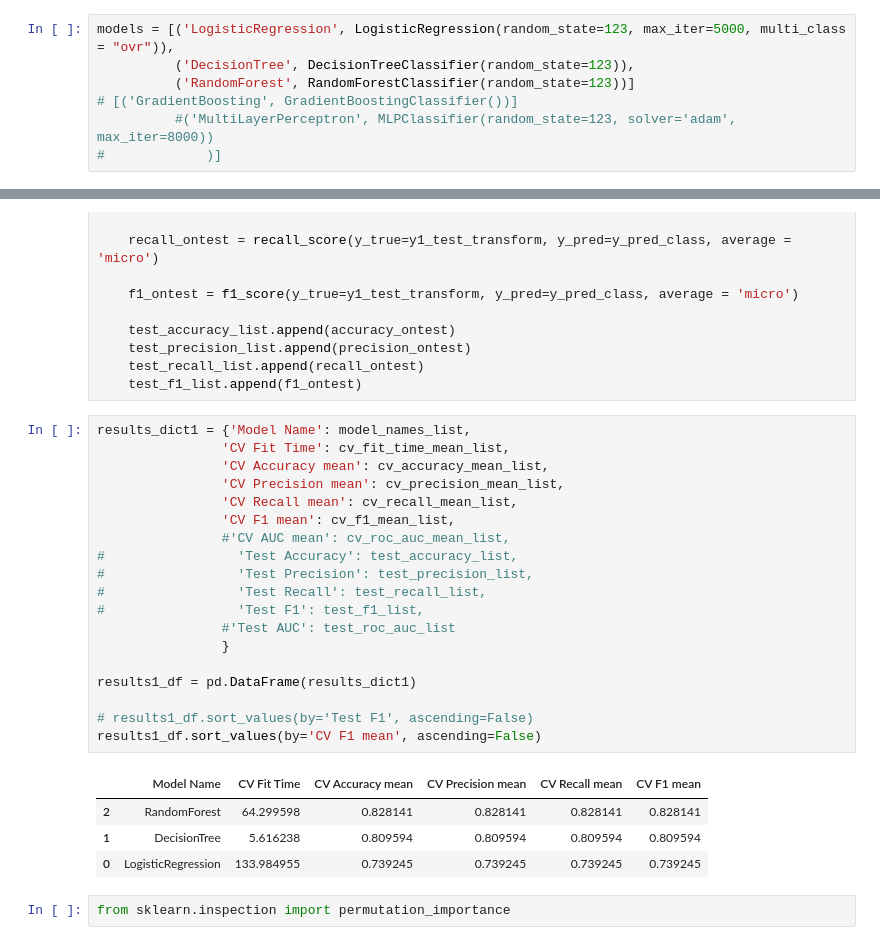
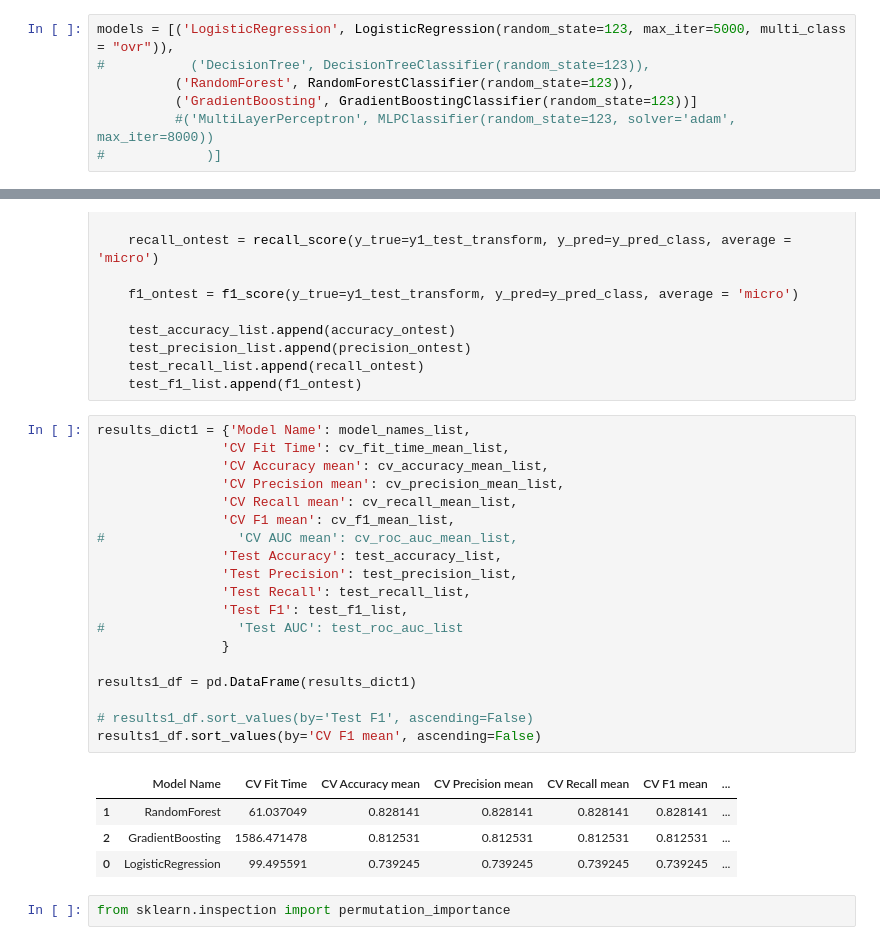
Before and after one commit to plamengj/IoT-Intrusion-Detection, a Jupyter notebook: Attack_Type_Classifier_ML_models.ipynb, the cells around one changed output, grey strips where cells are left out. Cells and saved outputs as stored; diff of their text form.

```diff
--- a/Attack_Type_Classifier_ML_models.ipynb
+++ b/Attack_Type_Classifier_ML_models.ipynb
@@ -212,9 +212,9 @@ Confusion Matrix:
 weighted avg       0.70      0.63      0.64     82332
 # %%
 models = [('LogisticRegression', LogisticRegression(random_state=123, max_iter=5000, multi_class = "ovr")),
-          ('DecisionTree', DecisionTreeClassifier(random_state=123)),
-          ('RandomForest', RandomForestClassifier(random_state=123))]
-# [('GradientBoosting', GradientBoostingClassifier())]
+#           ('DecisionTree', DecisionTreeClassifier(random_state=123)),
+          ('RandomForest', RandomForestClassifier(random_state=123)),
+          ('GradientBoosting', GradientBoostingClassifier(random_state=123))]
           #('MultiLayerPerceptron', MLPClassifier(random_state=123, solver='adam', max_iter=8000))
 #             )]
 # %%
@@ -306,27 +304,27 @@ for model_name, clf in models:
 # %%
 results_dict1 = {'Model Name': model_names_list,
                 'CV Fit Time': cv_fit_time_mean_list,
                 'CV Accuracy mean': cv_accuracy_mean_list,
                 'CV Precision mean': cv_precision_mean_list,
                 'CV Recall mean': cv_recall_mean_list,
                 'CV F1 mean': cv_f1_mean_list,
-                #'CV AUC mean': cv_roc_auc_mean_list,
-#                 'Test Accuracy': test_accuracy_list,
-#                 'Test Precision': test_precision_list,
-#                 'Test Recall': test_recall_list,
-#                 'Test F1': test_f1_list,
-                #'Test AUC': test_roc_auc_list
+#                 'CV AUC mean': cv_roc_auc_mean_list,
+                'Test Accuracy': test_accuracy_list,
+                'Test Precision': test_precision_list,
+                'Test Recall': test_recall_list,
+                'Test F1': test_f1_list,
+#                 'Test AUC': test_roc_auc_list
                 }
 
 results1_df = pd.DataFrame(results_dict1)
 
 # results1_df.sort_values(by='Test F1', ascending=False)
 results1_df.sort_values(by='CV F1 mean', ascending=False)
 # %% [output]
-|  | Model Name | CV Fit Time | CV Accuracy mean | CV Precision mean | CV Recall mean | CV F1 mean |
-| 2 | RandomForest | 64.299598 | 0.828141 | 0.828141 | 0.828141 | 0.828141 |
-| 1 | DecisionTree | 5.616238 | 0.809594 | 0.809594 | 0.809594 | 0.809594 |
-| 0 | LogisticRegression | 133.984955 | 0.739245 | 0.739245 | 0.739245 | 0.739245 |
+|  | Model Name | CV Fit Time | CV Accuracy mean | CV Precision mean | CV Recall mean | CV F1 mean | ... |
+| 1 | RandomForest | 61.037049 | 0.828141 | 0.828141 | 0.828141 | 0.828141 | ... |
+| 2 | GradientBoosting | 1586.471478 | 0.812531 | 0.812531 | 0.812531 | 0.812531 | ... |
+| 0 | LogisticRegression | 99.495591 | 0.739245 | 0.739245 | 0.739245 | 0.739245 | ... |
 # %%
 from sklearn.inspection import permutation_importance
 # %%
```
Also changed, not shown: parts of 5 cells of this notebook, 1 other file.
